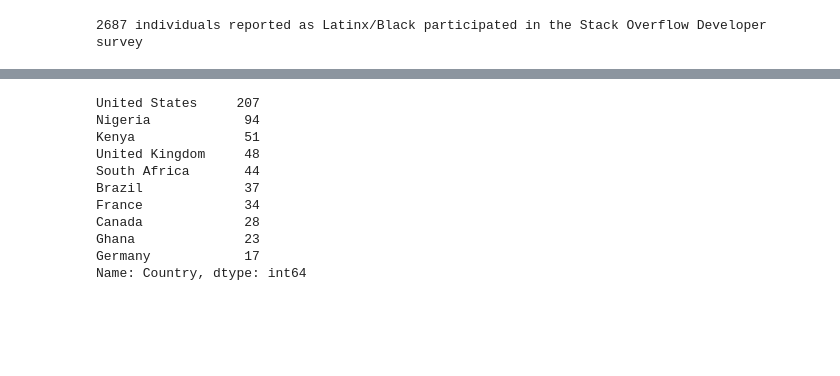
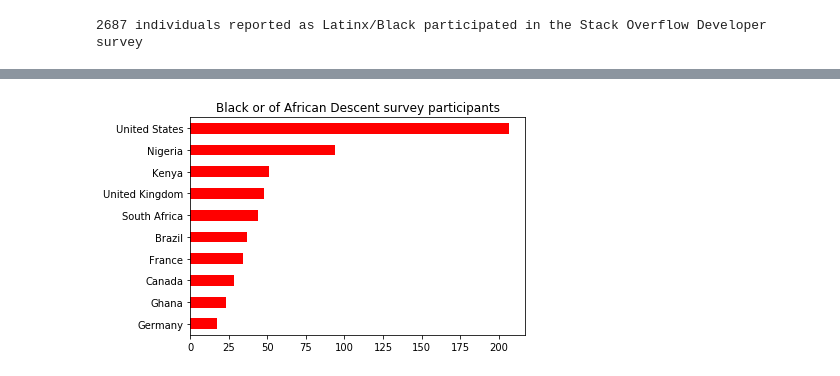
Before and after one commit to darrylbalderas/stack-overflow, a Jupyter notebook: survey-analysis.ipynb, the cells around one changed output, grey strips where cells are left out. Saved outputs shown, nothing was run; the diff lists cells and outputs as text; code cells hidden in the pictures; blank space fills up the shorter version.

```diff
--- a/survey-analysis.ipynb
+++ b/survey-analysis.ipynb
@@ -200,16 +188,9 @@ Name: Country, dtype: int64
 # %%
-#African Descent
+#Black/African Descent
 df = survey_data.loc[get_indexes_black(question2),:].reset_index()
 df['Country'].value_counts()[:10]
+ax = df['Country'].value_counts()[:10][::-1].plot(kind="barh",
+                                                  title="Black or of African Descent survey participants",
+                                                  color="red")
 # %% [output]
-United States     207
-Nigeria            94
-Kenya              51
-United Kingdom     48
-South Africa       44
-Brazil             37
-France             34
-Canada             28
-Ghana              23
-Germany            17
-Name: Country, dtype: int64
+[figure, added]
```
Also changed, not shown: parts of 4 cells of this notebook.
